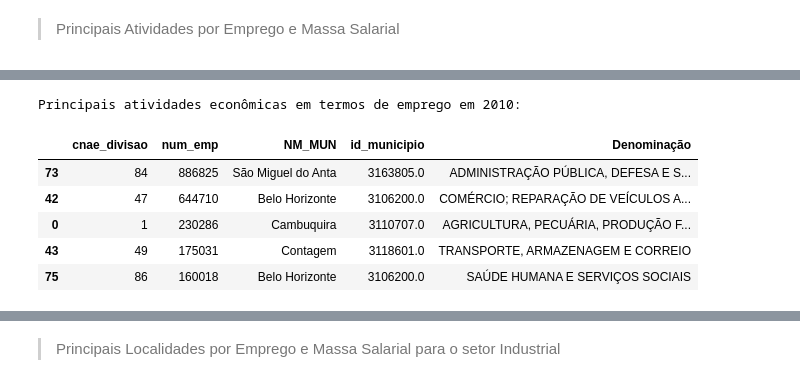
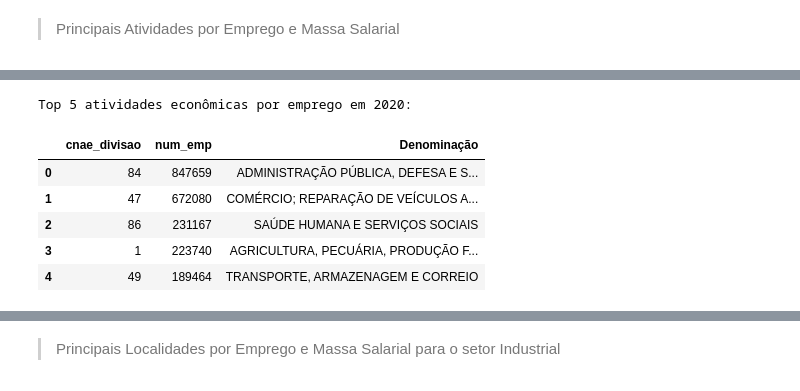
Before and after one commit to Leonardo-Dias-Up/Colab, a Jupyter notebook: DataViva_Atividade.ipynb, the cells around one changed output, grey strips where cells are left out. Saved outputs shown, nothing was run; the diff lists cells and outputs as text; code cells hidden in the pictures.

```diff
--- a/DataViva_Atividade.ipynb
+++ b/DataViva_Atividade.ipynb
@@ -174,0 +214,21 @@ principais_massa_salarial_2020 = massa_salarial_2020.sort_values('massa_salarial
+# %%
+# Retornar os top 5 para cada gráfico de emprego em 2010
+top_emprego_2010 = principais_emprego_2010.head(5)
+
+# Retornar os top 5 para cada gráfico de emprego em 2020
+top_emprego_2020 = principais_emprego_2020.head(5)
+
+# Retornar os top 5 para cada gráfico de massa salarial em 2010
+top_massa_salarial_2010 = principais_massa_salarial_2010.head(5)
+
+# Retornar os top 5 para cada gráfico de massa salarial em 2020
+top_massa_salarial_2020 = principais_massa_salarial_2020.head(5)
+# %%
+# Criar um DataFrame auxiliar com as denominações correspondentes aos códigos CNAE
+denominacoes_cnae = df[['cnae_divisao', 'Denominação']].drop_duplicates()
+
+# Realizar o merge para cada DataFrame com os top 5
+top_emprego_2010 = pd.merge(top_emprego_2010, denominacoes_cnae, on='cnae_divisao', how='left')
+top_emprego_2020 = pd.merge(top_emprego_2020, denominacoes_cnae, on='cnae_divisao', how='left')
+top_massa_salarial_2010 = pd.merge(top_massa_salarial_2010, denominacoes_cnae, on='cnae_divisao', how='left')
+top_massa_salarial_2020 = pd.merge(top_massa_salarial_2020, denominacoes_cnae, on='cnae_divisao', how='left')
@@ -175,11 +247,11 @@ principais_massa_salarial_2020 = massa_salarial_2020.sort_values('massa_salarial
 # %%
-print("Principais atividades econômicas em termos de emprego em 2010:")
-principais_emprego_2010.head()
+print("\nTop 5 atividades econômicas por emprego em 2020:")
+top_emprego_2020
 # %% [output]
-Principais atividades econômicas em termos de emprego em 2010:
+Top 5 atividades econômicas por emprego em 2020:
-|  | cnae_divisao | num_emp | NM_MUN | id_municipio | Denominação |
-| 73 | 84 | 886825 | São Miguel do Anta | 3163805.0 | ADMINISTRAÇÃO PÚBLICA, DEFESA E S... |
-| 42 | 47 | 644710 | Belo Horizonte | 3106200.0 | COMÉRCIO; REPARAÇÃO DE VEÍCULOS A... |
-| 0 | 1 | 230286 | Cambuquira | 3110707.0 | AGRICULTURA, PECUÁRIA, PRODUÇÃO F... |
-| 43 | 49 | 175031 | Contagem | 3118601.0 | TRANSPORTE, ARMAZENAGEM E CORREIO |
-| 75 | 86 | 160018 | Belo Horizonte | 3106200.0 | SAÚDE HUMANA E SERVIÇOS SOCIAIS |
+|  | cnae_divisao | num_emp | Denominação |
+| 0 | 84 | 847659 | ADMINISTRAÇÃO PÚBLICA, DEFESA E S... |
+| 1 | 47 | 672080 | COMÉRCIO; REPARAÇÃO DE VEÍCULOS A... |
+| 2 | 86 | 231167 | SAÚDE HUMANA E SERVIÇOS SOCIAIS |
+| 3 | 1 | 223740 | AGRICULTURA, PECUÁRIA, PRODUÇÃO F... |
+| 4 | 49 | 189464 | TRANSPORTE, ARMAZENAGEM E CORREIO |
```
Also changed, not shown: parts of 19 cells of this notebook.
